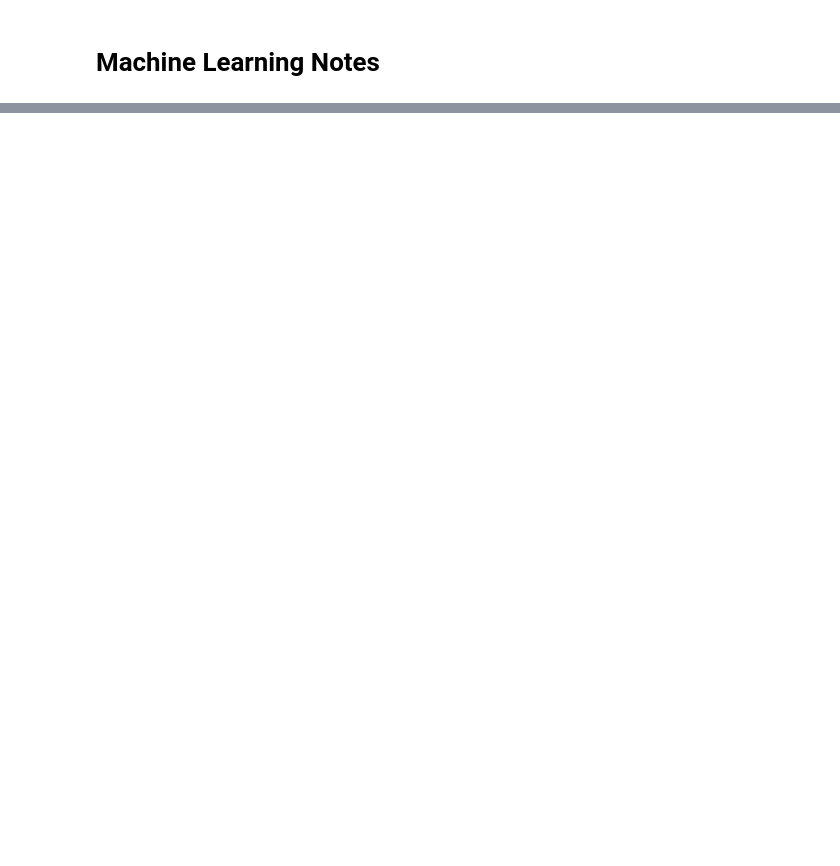
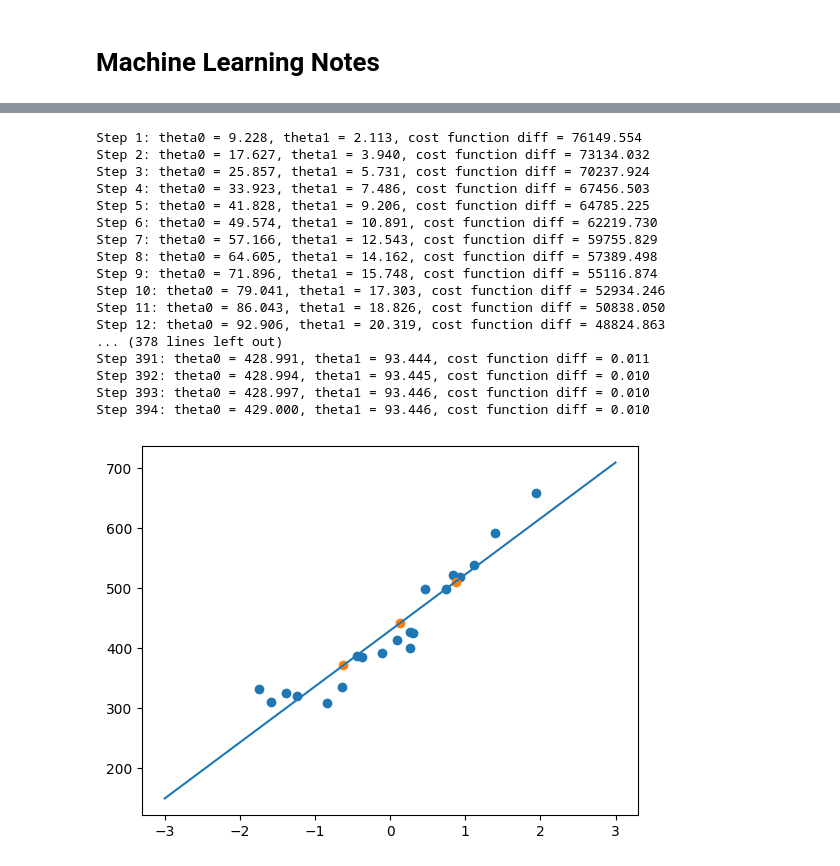
Before and after one commit to caichenghao1991/machine-learning-study, a Jupyter notebook: ml notes.ipynb, the cells around one changed output, grey strips where cells are left out. Drawn from its saved outputs; the diff is of its cells as text; code cells hidden in the pictures; blank space fills up the shorter version.

```diff
--- a/ml notes.ipynb
+++ b/ml notes.ipynb
@@ -41,0 +40,67 @@ $y^{(i)}$ 值为 1 或 -1
+# %%
+# Base Implementation of Linear Regression
+import numpy as np
+import matplotlib.pyplot as plt
+
+train = np.loadtxt('data/click.csv', delimiter=',', skiprows=1)
+train_x, train_y = train[:,0], train[:,1]
+
+theta_0, theta_1 = np.random.rand(), np.random.rand()
+
+def f(x):
+    return theta_0 + theta_1*x
+
+# cost function
+def E(x, y):
+    return 0.5 * np.sum((y - f(x))**2)
+
+ # calculate z-score
+avg, sd = train_x.mean(axis=0), train_x.std(axis=0)
+def standardize(x):
+    return (x - avg) / sd
+
+train_z = standardize(train_x)
+
+plt.scatter(train_z, train_y)
+
+
+learning_rate = 1e-3
+diff = float('inf')
+step = 0
+err = E(train_z, train_y)
+while abs(diff) > 1e-2 and step < 1e4:
+    theta_0 -= learning_rate * np.sum(f(train_z) - train_y)
+    theta_1 -= learning_rate * np.sum((f(train_z) - train_y) * train_z)
+    cur_err = E(train_z, train_y)
+    diff = err - cur_err
+    err = cur_err
+    step += 1
+    print('Step {}: theta0 = {:.3f}, theta1 = {:.3f}, cost function diff = {:.3f}'.format(step, theta_0, theta_1, diff))
+x = np.linspace(-3, 3, 100)
+plt.plot(x, f(x))
+
+
+test = [100, 150, 200]
+test_z = standardize(np.array(test))
+predict = f(test_z)
+plt.scatter(test_z, predict)
+plt.show()
+# %% [output]
+Step 1: theta0 = 9.228, theta1 = 2.113, cost function diff = 76149.554
+Step 2: theta0 = 17.627, theta1 = 3.940, cost function diff = 73134.032
+Step 3: theta0 = 25.857, theta1 = 5.731, cost function diff = 70237.924
+Step 4: theta0 = 33.923, theta1 = 7.486, cost function diff = 67456.503
+Step 5: theta0 = 41.828, theta1 = 9.206, cost function diff = 64785.225
+Step 6: theta0 = 49.574, theta1 = 10.891, cost function diff = 62219.730
+Step 7: theta0 = 57.166, theta1 = 12.543, cost function diff = 59755.829
+Step 8: theta0 = 64.605, theta1 = 14.162, cost function diff = 57389.498
+Step 9: theta0 = 71.896, theta1 = 15.748, cost function diff = 55116.874
+Step 10: theta0 = 79.041, theta1 = 17.303, cost function diff = 52934.246
+Step 11: theta0 = 86.043, theta1 = 18.826, cost function diff = 50838.050
+Step 12: theta0 = 92.906, theta1 = 20.319, cost function diff = 48824.863
+... (378 lines left out)
+Step 391: theta0 = 428.991, theta1 = 93.444, cost function diff = 0.011
+Step 392: theta0 = 428.994, theta1 = 93.445, cost function diff = 0.010
+Step 393: theta0 = 428.997, theta1 = 93.446, cost function diff = 0.010
+Step 394: theta0 = 429.000, theta1 = 93.446, cost function diff = 0.010
+[figure, added]
```
Also changed, not shown: parts of 11 cells of this notebook.
